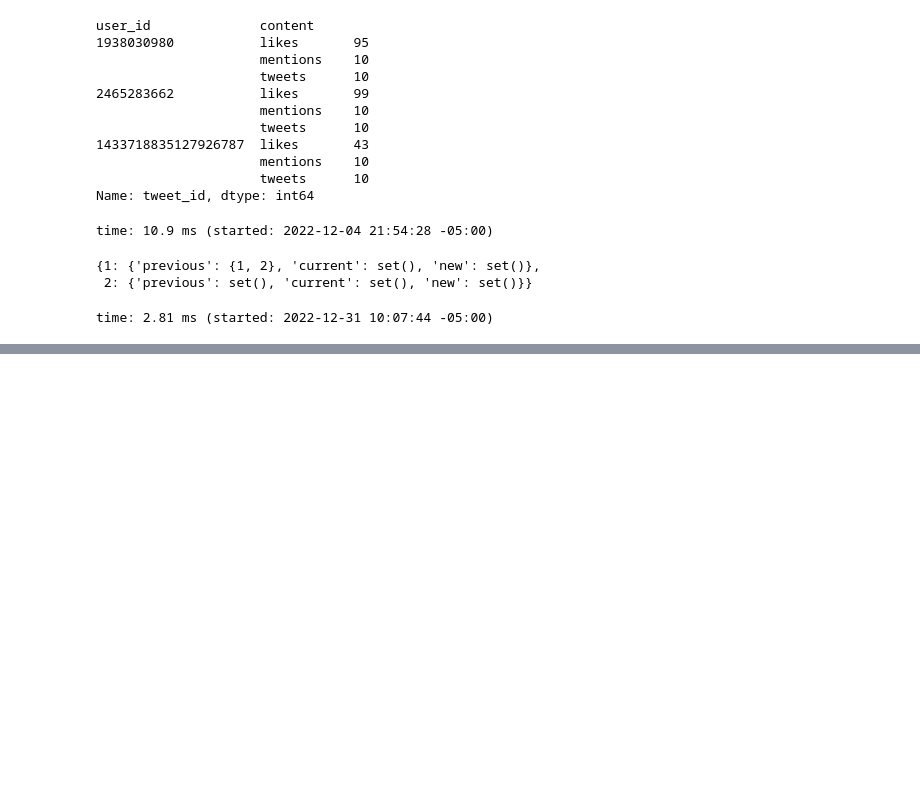
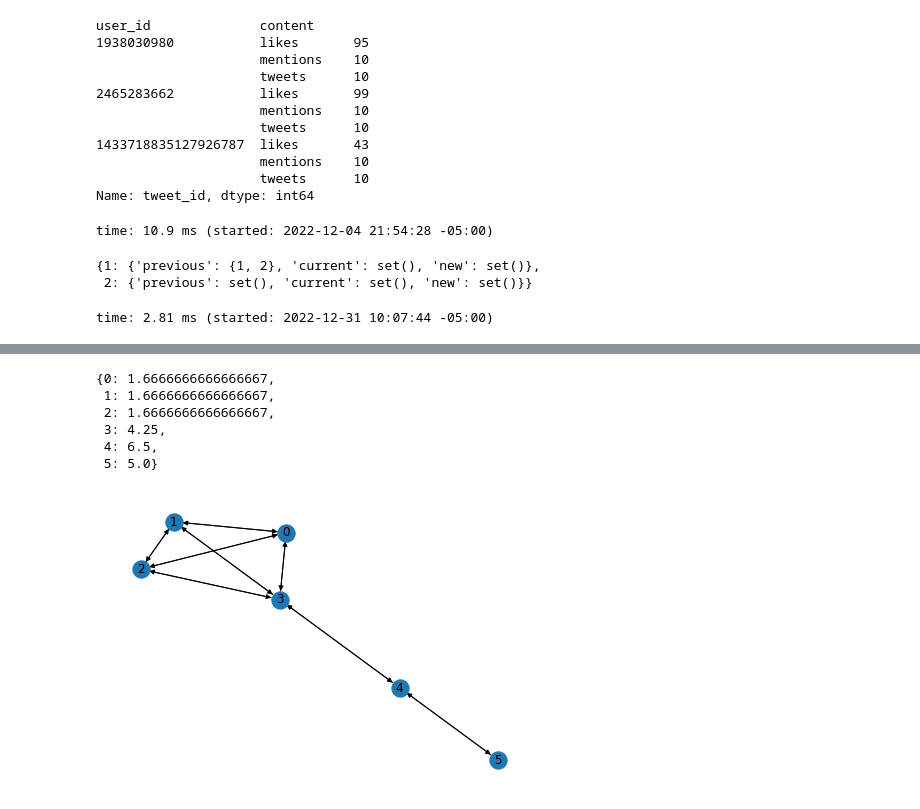
Before and after one commit to lejinvarghese/ego_networks, a Jupyter notebook: notebooks/edge_features.ipynb, the cells around one changed output, grey strips where cells are left out. Drawn from its saved outputs; the diff is of its cells as text; code cells hidden in the pictures; blank space fills up the shorter version.

```diff
--- a/notebooks/edge_features.ipynb
+++ b/notebooks/edge_features.ipynb
@@ -357,0 +434,13 @@ time: 2.81 ms (started: 2022-12-31 10:07:44 -05:00)
+# %%
+G_b = nx.lollipop_graph(m = 4, n = 2).to_directed()
+nx.draw(G_b, with_labels = True)
+m_ = brokerage(G_b)
+m_
+# %% [output]
+{0: 1.6666666666666667,
+ 1: 1.6666666666666667,
+ 2: 1.6666666666666667,
+ 3: 4.25,
+ 4: 6.5,
+ 5: 5.0}
+[figure, added]
```
Also changed, not shown: parts of 9 cells of this notebook, 15 other files.
